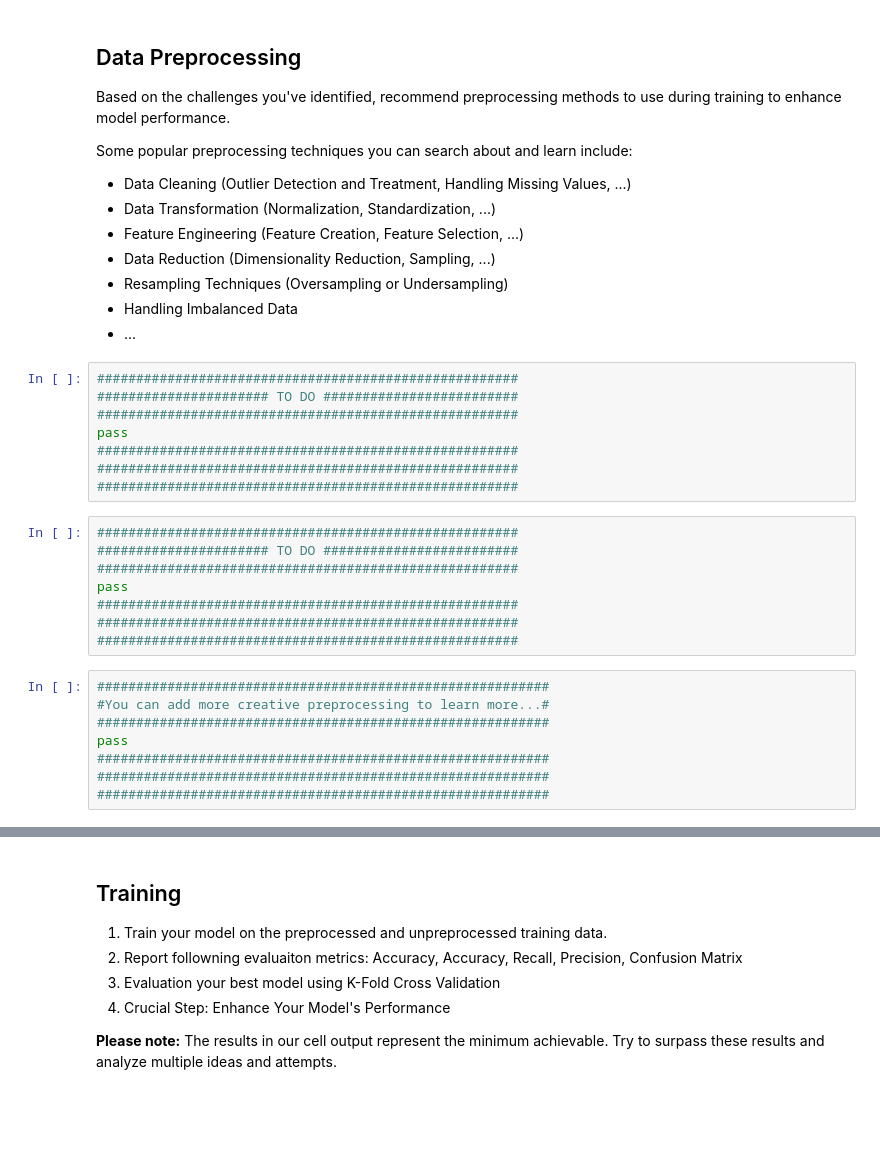
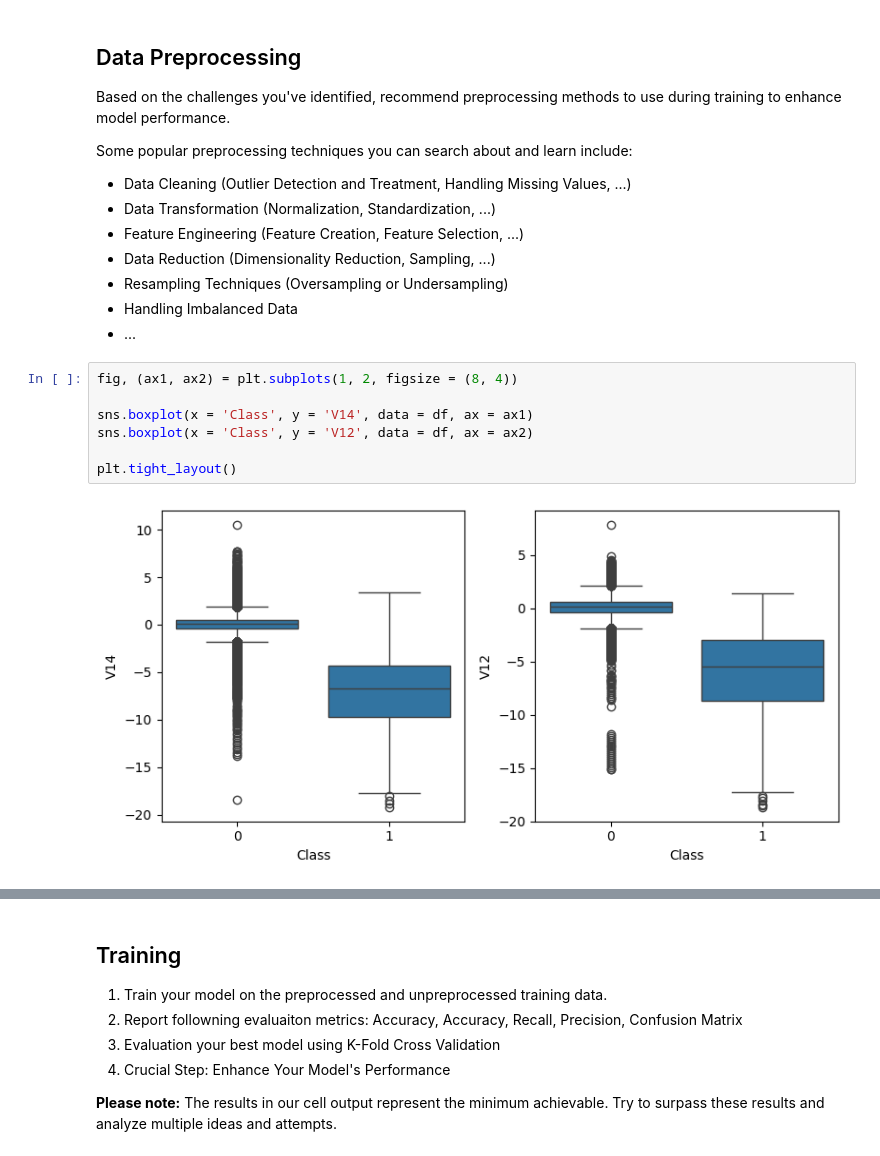
Before and after one commit to mahdiiimh/Rayan-ai-contest, a Jupyter notebook: Machine-Learning/Homework_1.ipynb, the cells around one changed output, grey strips where cells are left out. Saved outputs shown, nothing was run; the diff lists cells and outputs as text; blank space fills up the shorter version.

```diff
--- a/Machine-Learning/Homework_1.ipynb
+++ b/Machine-Learning/Homework_1.ipynb
@@ -202,27 +223,12 @@ Some popular preprocessing techniques you can search about and learn include:
 * Resampling Techniques (Oversampling or Undersampling)
 * Handling Imbalanced Data
 * ...
-# %%
-######################################################
-###################### TO DO #########################
-######################################################
-pass
-######################################################
-######################################################
-######################################################
-# %%
-######################################################
-###################### TO DO #########################
-######################################################
-pass
-######################################################
-######################################################
-######################################################
-# %%
-##########################################################
-#You can add more creative preprocessing to learn more...#
-##########################################################
-pass
-##########################################################
-##########################################################
-##########################################################
+# %%
+fig, (ax1, ax2) = plt.subplots(1, 2, figsize = (8, 4))
+
+sns.boxplot(x = 'Class', y = 'V14', data = df, ax = ax1)
+sns.boxplot(x = 'Class', y = 'V12', data = df, ax = ax2)
+
+plt.tight_layout()
+# %% [output]
+[figure, added]
```
Also changed, not shown: parts of 37 cells of this notebook.
